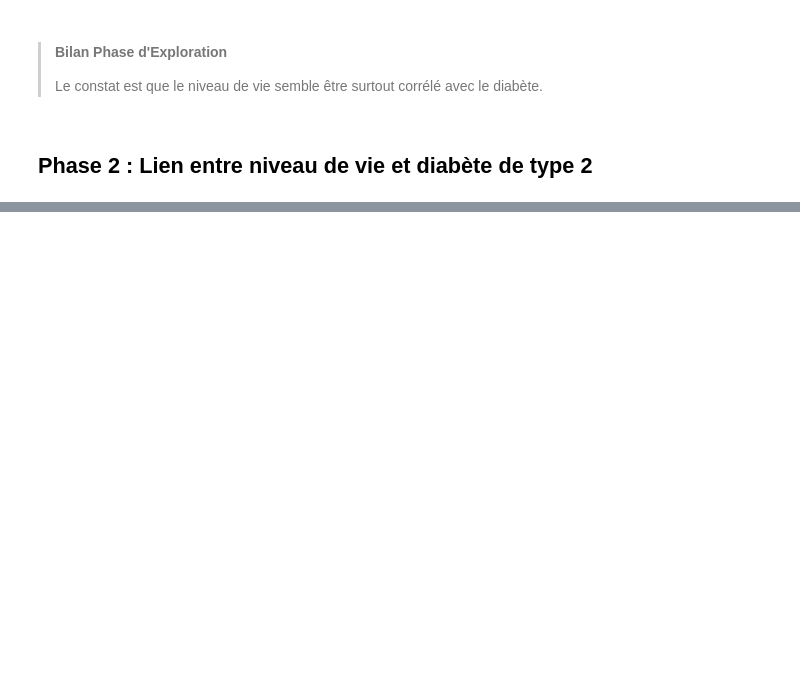
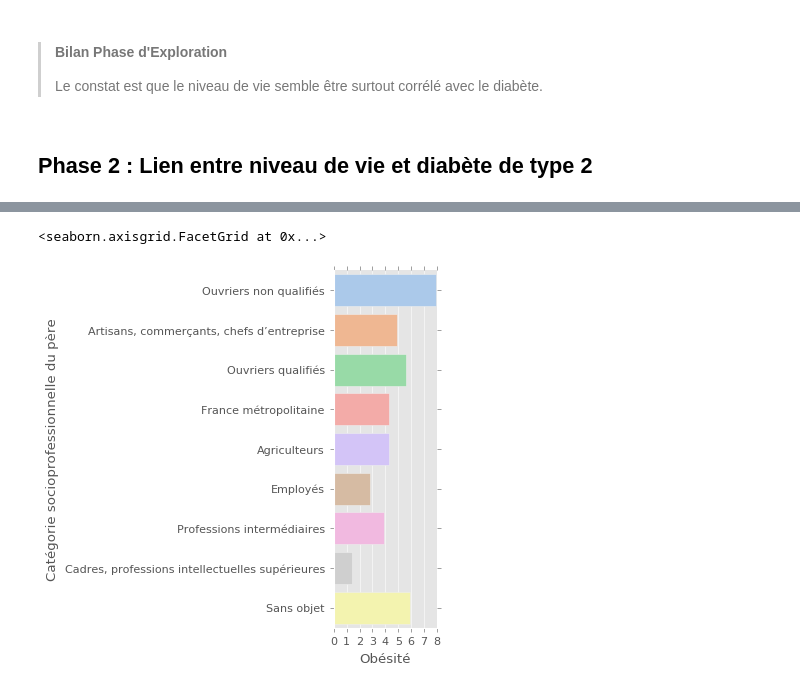
Before and after one commit to DonFeli/Projet_Inegalites, a Jupyter notebook: Projet_visualisation.ipynb, the cells around one changed output, grey strips where cells are left out. Saved outputs shown, nothing was run; the diff lists cells and outputs as text; code cells hidden in the pictures; blank space fills up the shorter version.

```diff
--- a/Projet_visualisation.ipynb
+++ b/Projet_visualisation.ipynb
@@ -142,0 +162,7 @@ Text(0.25, 0.08, 'Source: INSEE, 2016')
+# %%
+sns.catplot(kind='bar', x='Obésité', y='Catégorie socioprofessionnelle du père',
+            palette='pastel',
+            data=obesite)
+# %% [output]
+<seaborn.axisgrid.FacetGrid at 0x...>
+[figure, added]
```
Also changed, not shown: parts of 14 cells of this notebook, 25 other files.
